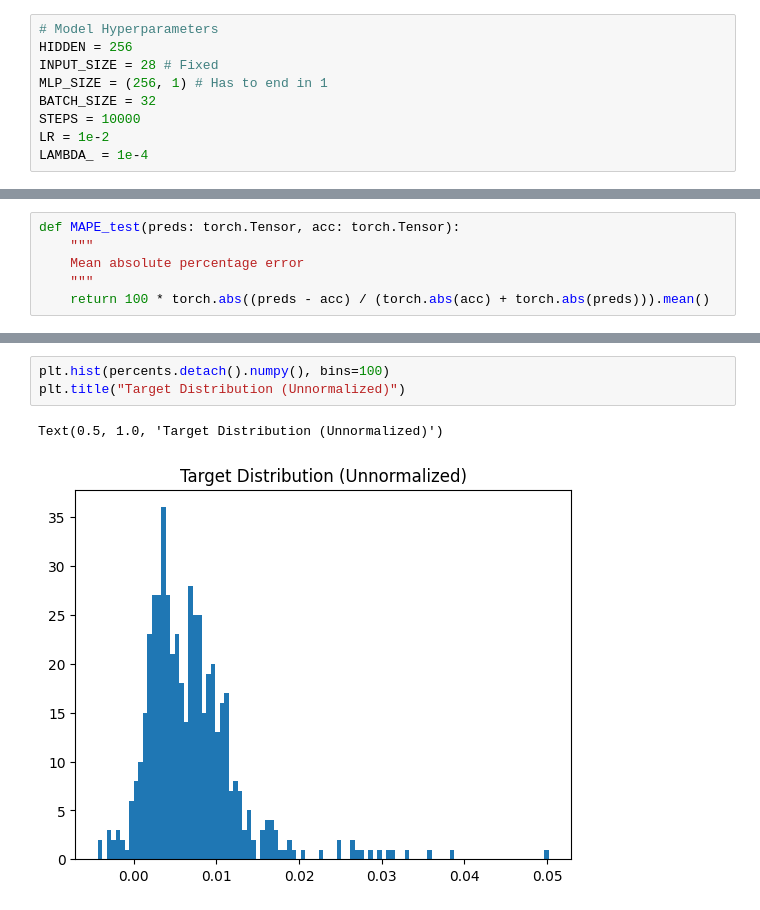
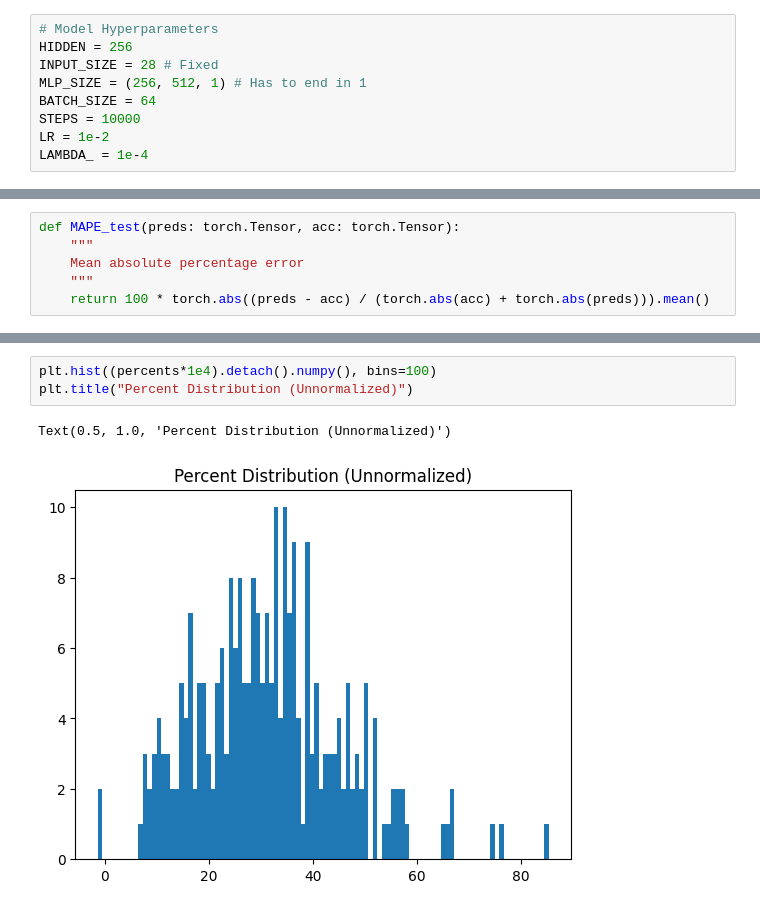
Before and after one commit to aaron-avram/VFNN, a Jupyter notebook: notebooks/LSTM.ipynb, the cells around one changed output, grey strips where cells are left out. Cells and saved outputs as stored; diff of their text form.

```diff
--- a/notebooks/LSTM.ipynb
+++ b/notebooks/LSTM.ipynb
@@ -15,8 +15,8 @@ x_train, y_train, x_test, y_test, mean, std = build_data(trends, stats, DELTA, C
 # Model Hyperparameters
 HIDDEN = 256
 INPUT_SIZE = 28 # Fixed
-MLP_SIZE = (256, 1) # Has to end in 1
-BATCH_SIZE = 32
+MLP_SIZE = (256, 512, 1) # Has to end in 1
+BATCH_SIZE = 64
 STEPS = 10000
 LR = 1e-2
 LAMBDA_ = 1e-4
@@ -88,9 +91,9 @@ Text(0.5, 1.0, 'Target Distribution (Unnormalized)')
 # %%
-plt.hist(percents.detach().numpy(), bins=100)
-plt.title("Target Distribution (Unnormalized)")
+plt.hist((percents*1e4).detach().numpy(), bins=100)
+plt.title("Percent Distribution (Unnormalized)")
 # %% [output]
-Text(0.5, 1.0, 'Target Distribution (Unnormalized)')
+Text(0.5, 1.0, 'Percent Distribution (Unnormalized)')
-[figure, old version]
+[figure, new version]
 # %%
 plt.scatter(targs.numpy(), (percents.detach() - targs).abs().numpy(), alpha=0.3)
 plt.xlabel("True Volatility")
```
Also changed, not shown: parts of 6 cells of this notebook, 4 other files.
